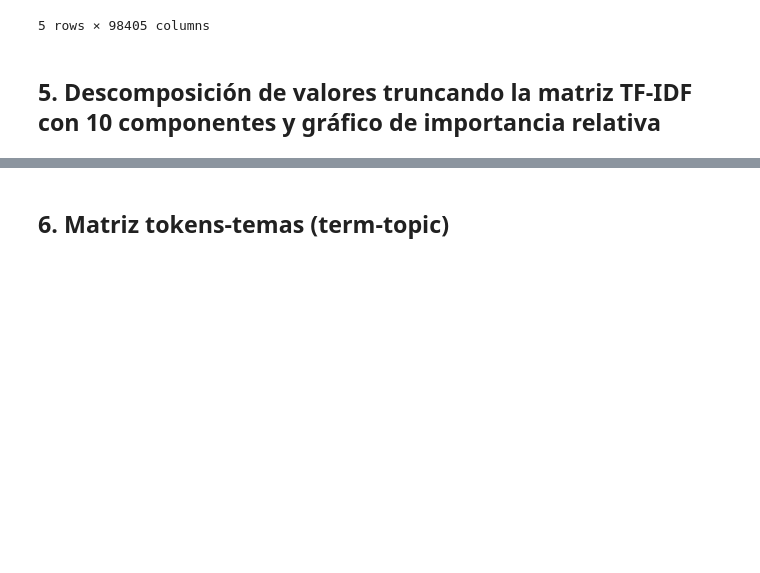
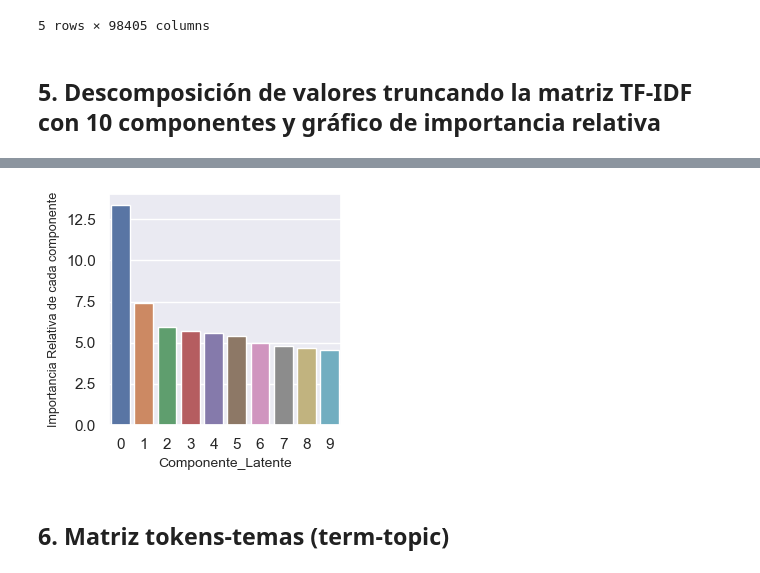
Before and after one commit to a012154/nlp_itesm, a Jupyter notebook: A01215432_semanas5y6_actividad_03.ipynb.ipynb, the cells around one changed output, grey strips where cells are left out. Drawn from its saved outputs; the diff is of its cells as text; code cells hidden in the pictures; blank space fills up the shorter version.

```diff
--- a/A01215432_semanas5y6_actividad_03.ipynb.ipynb
+++ b/A01215432_semanas5y6_actividad_03.ipynb.ipynb
@@ -130,2 +171,12 @@ plt.show()
+# %%
+import seaborn as sns
+import matplotlib.pyplot as plt
+sns.set(rc={'figure.figsize':(3,3)})
+chart = sns.barplot(x=list(range(len(S))), y = S )
+chart.set_xlabel('Componente_Latente', fontdict={'size': 10})
+chart.set_ylabel('Importancia Relativa de cada componente', fontdict={'size': 9})
+plt.show()
+# %% [output]
+[figure, added]
 # %% [markdown]
 ## 6. Matriz tokens-temas (term-topic)
```
Also changed, not shown: parts of 9 cells of this notebook.
